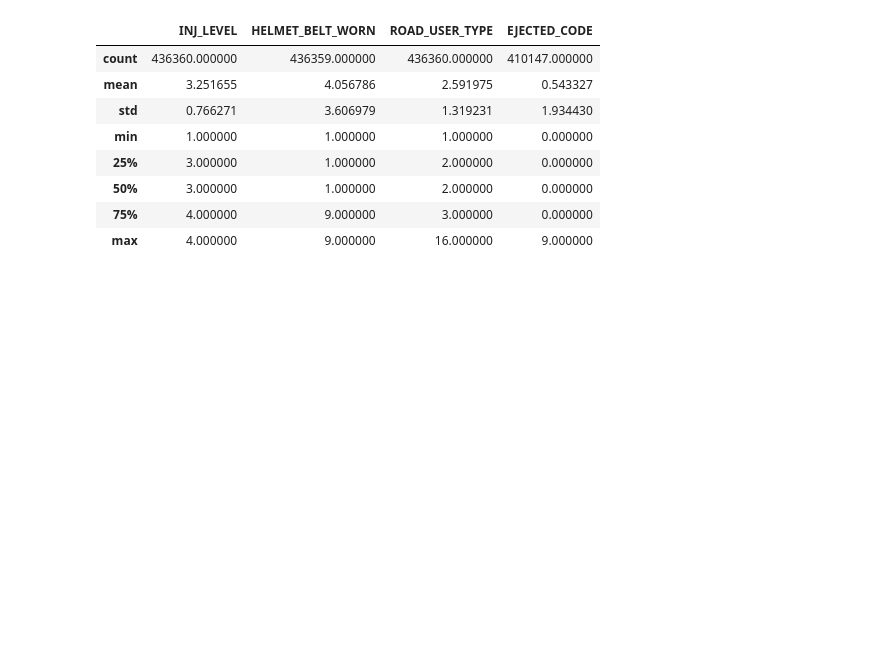
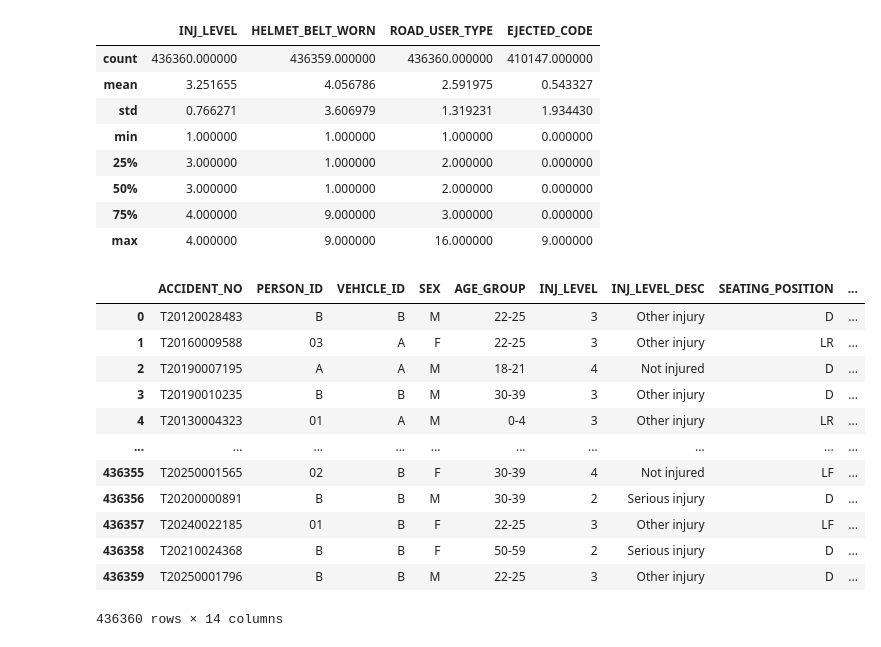
Before and after one commit to PaeForWork/BUSA8090, a Jupyter notebook: workspace.ipynb, the cells around one changed output. Saved outputs shown, nothing was run; the diff lists cells and outputs as text; code cells hidden in the pictures; blank space fills up the shorter version.

```diff
--- a/workspace.ipynb
+++ b/workspace.ipynb
@@ -60,6 +32,22 @@ df_person.describe()
 | 50% | 3.000000 | 1.000000 | 2.000000 | 0.000000 |
 | 75% | 4.000000 | 9.000000 | 3.000000 | 0.000000 |
 | max | 4.000000 | 9.000000 | 16.000000 | 9.000000 |
+# %%
+df_person
+# %% [output]
+|  | ACCIDENT_NO | PERSON_ID | VEHICLE_ID | SEX | AGE_GROUP | INJ_LEVEL | INJ_LEVEL_DESC | SEATING_POSITION | ... |
+| 0 | T20120028483 | B | B | M | 22-25 | 3 | Other injury | D | ... |
+| 1 | T20160009588 | 03 | A | F | 22-25 | 3 | Other injury | LR | ... |
+| 2 | T20190007195 | A | A | M | 18-21 | 4 | Not injured | D | ... |
+| 3 | T20190010235 | B | B | M | 30-39 | 3 | Other injury | D | ... |
+| 4 | T20130004323 | 01 | A | M | 0-4 | 3 | Other injury | LR | ... |
+| ... | ... | ... | ... | ... | ... | ... | ... | ... | ... |
+| 436355 | T20250001565 | 02 | B | F | 30-39 | 4 | Not injured | LF | ... |
+| 436356 | T20200000891 | B | B | M | 30-39 | 2 | Serious injury | D | ... |
+| 436357 | T20240022185 | 01 | B | F | 22-25 | 3 | Other injury | LF | ... |
+| 436358 | T20210024368 | B | B | F | 50-59 | 2 | Serious injury | D | ... |
+| 436359 | T20250001796 | B | B | M | 22-25 | 3 | Other injury | D | ... |
+436360 rows × 14 columns
 # %%
 df_crash.describe()
 # %% [output]
```
Also changed, not shown: parts of 4 cells of this notebook, 2 other files.
